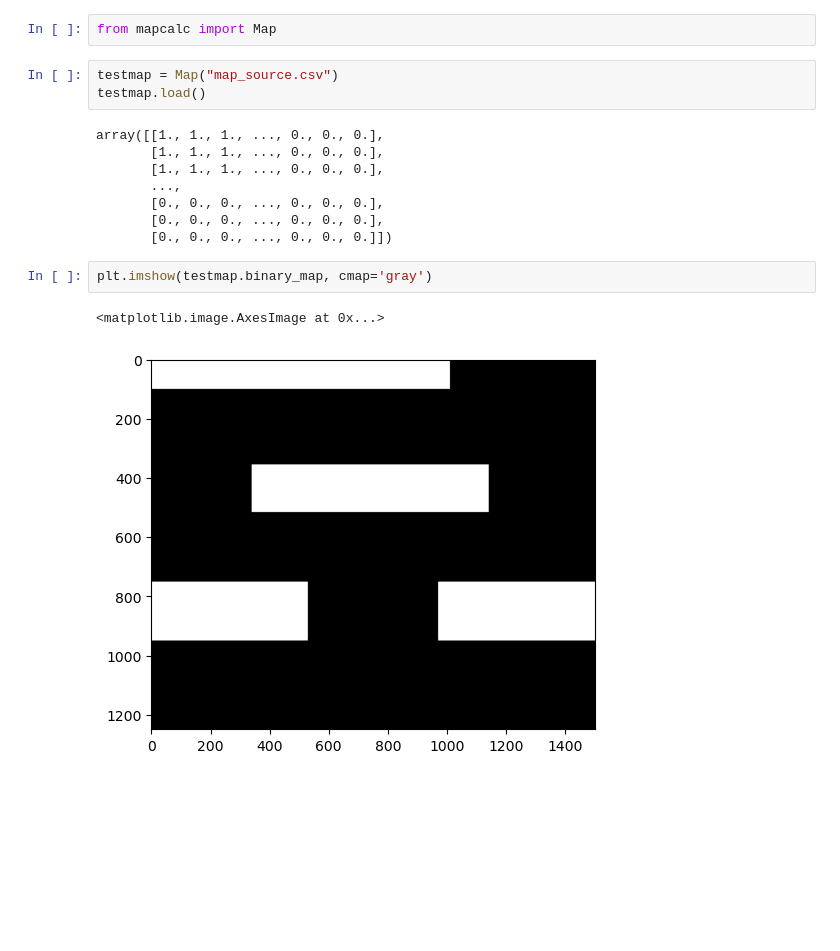
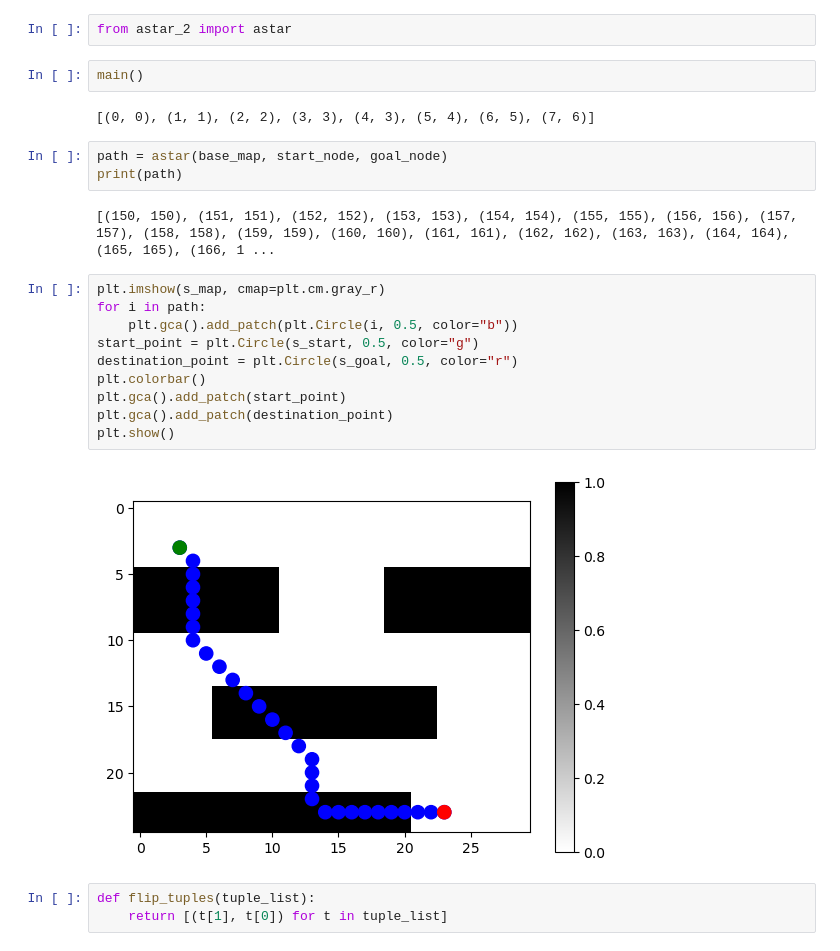
Before and after one commit to jmilliaan/igp-amr, a Jupyter notebook: src/map_processing.ipynb, the cells around one changed output. Saved outputs shown, nothing was run; the diff lists cells and outputs as text; blank space fills up the shorter version.

```diff
--- a/src/map_processing.ipynb
+++ b/src/map_processing.ipynb
@@ -75,18 +92,26 @@ np.savetxt("map_source.csv", scaled_img, delimiter=",")
 # %%
-from mapcalc import Map
+from astar_2 import astar
-# %%
-testmap = Map("map_source.csv")
-testmap.load()
-# %% [output]
-array([[1., 1., 1., ..., 0., 0., 0.],
-       [1., 1., 1., ..., 0., 0., 0.],
-       [1., 1., 1., ..., 0., 0., 0.],
-       ...,
-       [0., 0., 0., ..., 0., 0., 0.],
-       [0., 0., 0., ..., 0., 0., 0.],
-       [0., 0., 0., ..., 0., 0., 0.]])
-# %%
-plt.imshow(testmap.binary_map, cmap='gray')
-# %% [output]
-<matplotlib.image.AxesImage at 0x...>
-[figure, removed]
+# %%
+main()
+# %% [output]
+[(0, 0), (1, 1), (2, 2), (3, 3), (4, 3), (5, 4), (6, 5), (7, 6)]
+# %%
+path = astar(base_map, start_node, goal_node)
+print(path)
+# %% [output]
+[(150, 150), (151, 151), (152, 152), (153, 153), (154, 154), (155, 155), (156, 156), (157, 157), (158, 158), (159, 159), (160, 160), (161, 161), (162, 162), (163, 163), (164, 164), (165, 165), (166, 1 ...
+# %%
+plt.imshow(s_map, cmap=plt.cm.gray_r)
+for i in path:
+    plt.gca().add_patch(plt.Circle(i, 0.5, color="b"))
+start_point = plt.Circle(s_start, 0.5, color="g")
+destination_point = plt.Circle(s_goal, 0.5, color="r")
+plt.colorbar()
+plt.gca().add_patch(start_point)
+plt.gca().add_patch(destination_point)
+plt.show()
+# %% [output]
+[figure, added]
+# %%
+def flip_tuples(tuple_list):
+    return [(t[1], t[0]) for t in tuple_list]
```
Also changed, not shown: parts of 19 cells of this notebook, 9 other files.
